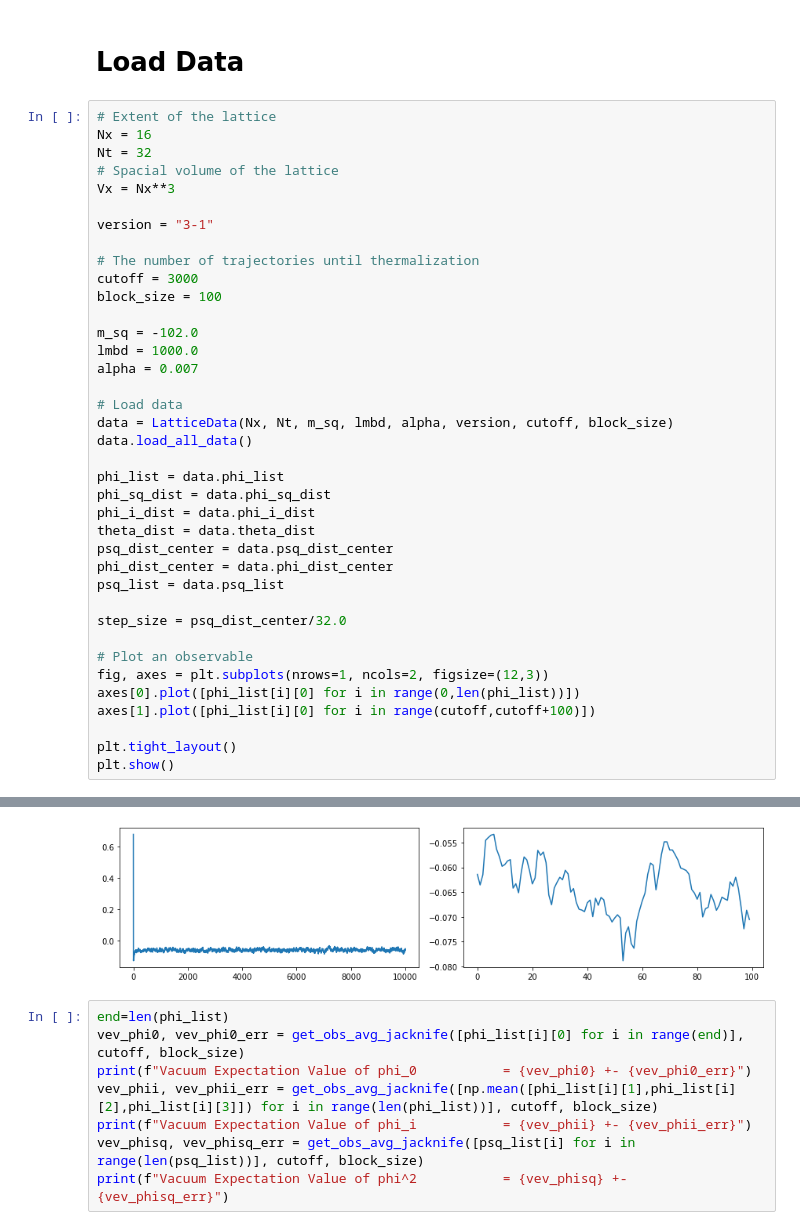
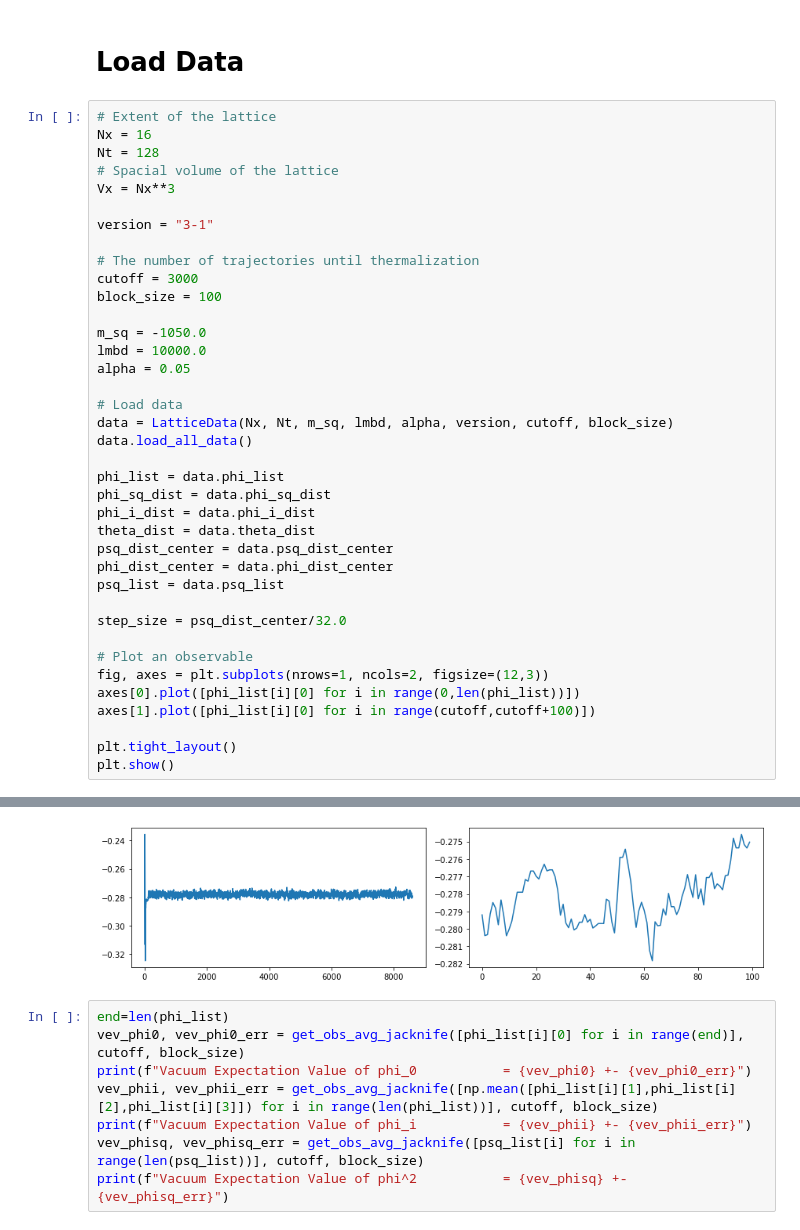
Before and after one commit to jinluchang/Qlattice, a Jupyter notebook: applications/hmc-pions/distribution_analysis.ipynb, the cells around one changed output, grey strips where cells are left out. Drawn from its saved outputs; the diff is of its cells as text.

```diff
--- a/applications/hmc-pions/distribution_analysis.ipynb
+++ b/applications/hmc-pions/distribution_analysis.ipynb
@@ -33,7 +33,7 @@ def get_obs_avg_jacknife(data, cutoff=0, corr_dist=1):
 # %%
 # Extent of the lattice
 Nx = 16
-Nt = 32
+Nt = 128
 # Spacial volume of the lattice
 Vx = Nx**3
 
@@ -43,9 +43,9 @@ version = "3-1"
 cutoff = 3000
 block_size = 100
 
-m_sq = -102.0
-lmbd = 1000.0
-alpha = 0.007
+m_sq = -1050.0
+lmbd = 10000.0
+alpha = 0.05
 
 # Load data
 data = LatticeData(Nx, Nt, m_sq, lmbd, alpha, version, cutoff, block_size)
@@ -78,4 +85,4 @@ Loading output_data/measurements_16x32_msq_-102.0_lmbd_1000.0_alph_0.007_2023-06
-[figure, old version]
+[figure, new version]
 # %%
 end=len(phi_list)
 vev_phi0, vev_phi0_err = get_obs_avg_jacknife([phi_list[i][0] for i in range(end)], cutoff, block_size)
```
Also changed, not shown: parts of 1 cell of this notebook, 1 other file.
